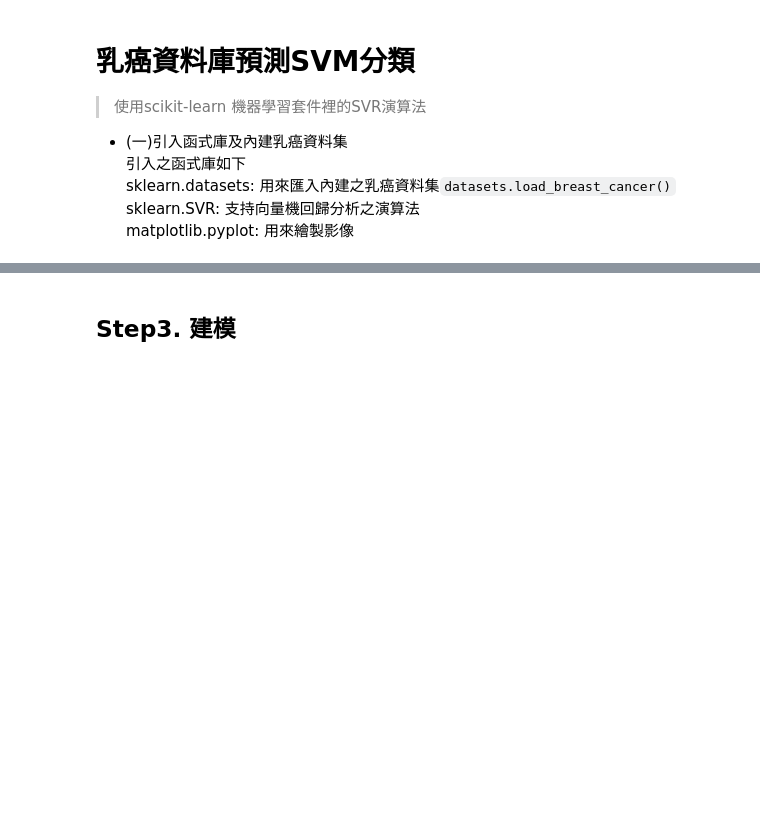
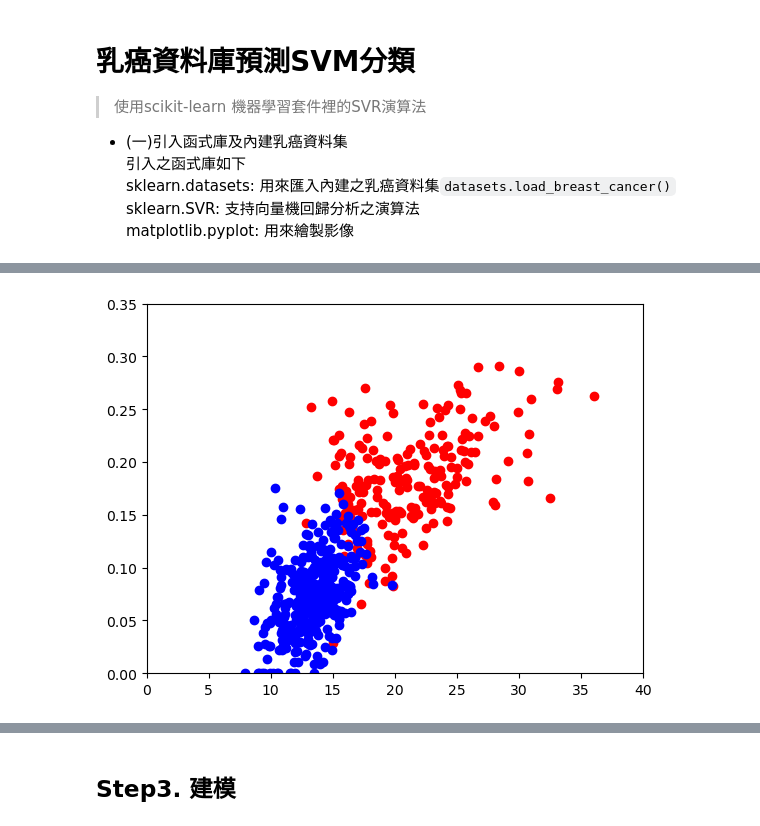
Before and after one commit to chiangmengche/IMLP449, a Jupyter notebook: Unit05_2/SVM實戰.ipynb, the cells around one changed output, grey strips where cells are left out. Drawn from its saved outputs; the diff is of its cells as text; code cells hidden in the pictures; blank space fills up the shorter version.

```diff
--- a/Unit05_2/SVM實戰.ipynb
+++ b/Unit05_2/SVM實戰.ipynb
@@ -20,0 +25,7 @@ breast_cancer=datasets.load_breast_cancer()
+# %%
+breast_cancer = datasets.load_breast_cancer()
+features = breast_cancer.data
+target = breast_cancer.target
+print(breast_cancer.keys())
+print(breast_cancer.feature_names)
+print(breast_cancer.target_names)
@@ -20,0 +73,19 @@ breast_cancer=datasets.load_breast_cancer()
+# %%
+target_names = breast_cancer.target_names
+labels = target_names[target]
+#print(labels)
+# %%
+malignant_worst_radius = features[labels=='malignant',20]  # worst radius
+malignant_worst_concave_points = features[labels=='malignant',27]   # worst concave points
+benign_worst_radius = features[labels=='benign',20]  # worst radius
+benign_worst_concave_points = features[labels=='benign',27]   # worst concave points
+
+malignant = np.c_[malignant_worst_radius, malignant_worst_concave_points]
+benign = np.c_[benign_worst_radius, benign_worst_concave_points]
+plt.scatter(malignant[:,0],malignant[:,1],color='red')
+plt.scatter(benign[:,0],benign[:,1],color='blue')
+plt.xlim(0, 40)  # 設定 X 軸範圍
+plt.ylim(0, 0.35)  # 設定 Y 軸範圍
+plt.show()
+# %% [output]
+[figure, added]
```
Also changed, not shown: parts of 17 cells of this notebook.
